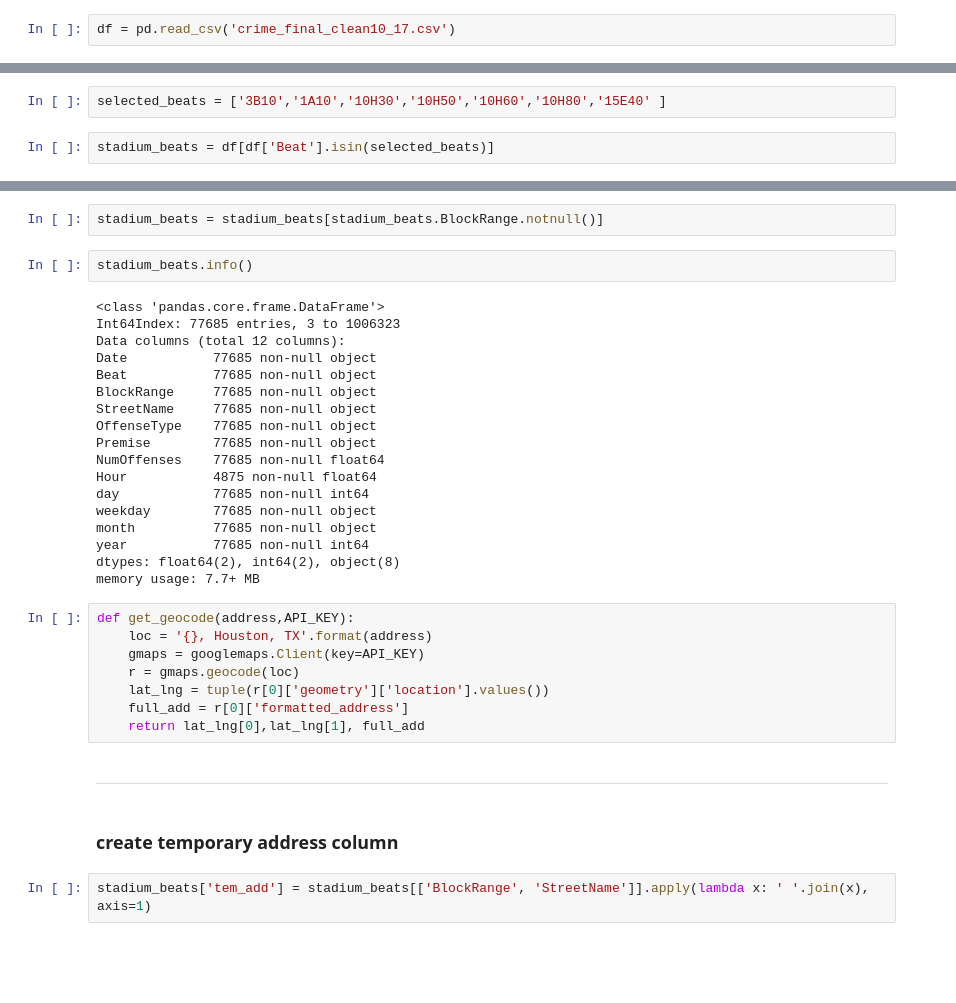
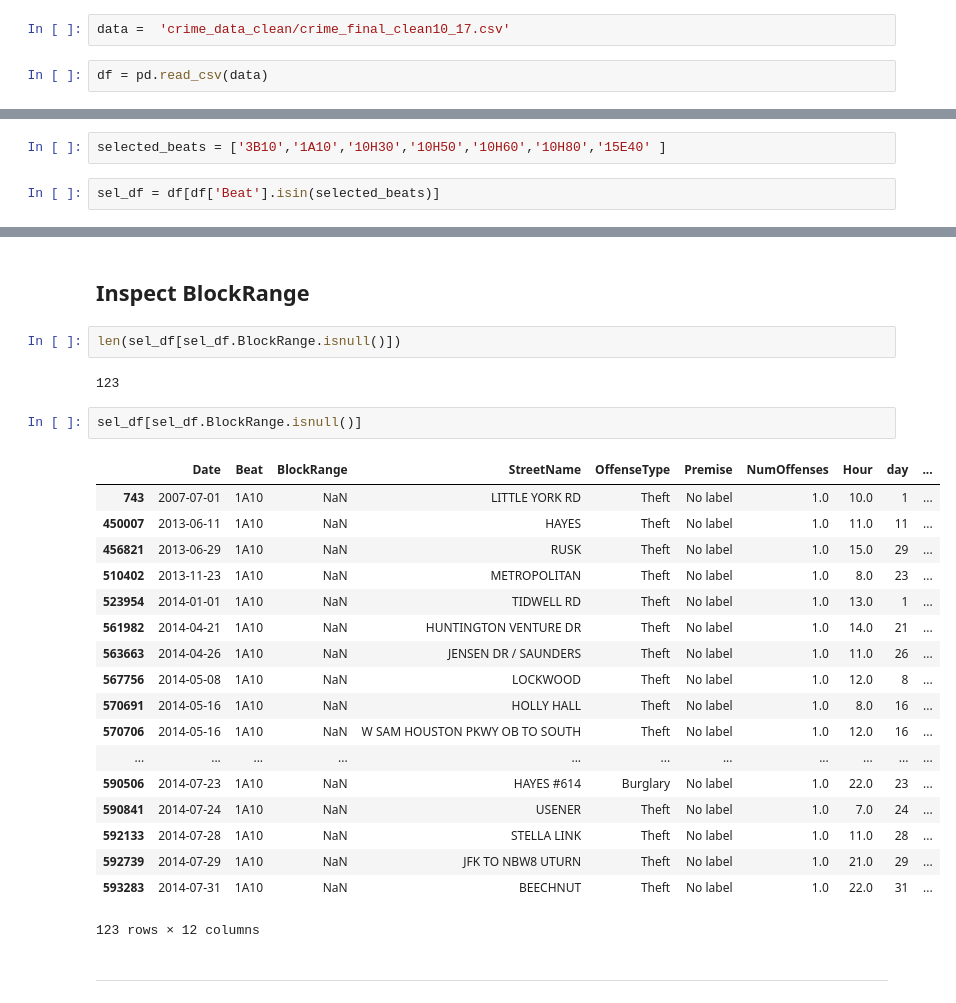
Before and after one commit to franksalas/Crime-Analysis, a Jupyter notebook: data_wrangling/Houston_Crime_Data/selected Beats.ipynb, the cells around one changed output, grey strips where cells are left out. Saved outputs shown, nothing was run; the diff lists cells and outputs as text; blank space fills up the shorter version.

Commit message:
clean up some data files, hour col is fix on jun14

```diff
--- a/data_wrangling/Houston_Crime_Data/selected Beats.ipynb
+++ b/data_wrangling/Houston_Crime_Data/selected Beats.ipynb
@@ -8,3 +4,5 @@ gmaps_dev = googlemaps.Client(key=API_KEY)
+# %%
+data =  'crime_data_clean/crime_final_clean10_17.csv'
 # %%
-df = pd.read_csv('crime_final_clean10_17.csv')
+df = pd.read_csv(data)
 # %%
@@ -19,5 +32,5 @@ df.head()
 # %%
 selected_beats = ['3B10','1A10','10H30','10H50','10H60','10H80','15E40' ]
 # %%
-stadium_beats = df[df['Beat'].isin(selected_beats)]
+sel_df = df[df['Beat'].isin(selected_beats)]
 # %%
@@ -40,39 +53,32 @@ month          77808 non-null object
 year           77808 non-null int64
 dtypes: float64(2), int64(2), object(8)
 memory usage: 7.7+ MB
-# %%
-stadium_beats = stadium_beats[stadium_beats.BlockRange.notnull()]
-# %%
-stadium_beats.info()
-# %% [output]
-<class 'pandas.core.frame.DataFrame'>
-Int64Index: 77685 entries, 3 to 1006323
-Data columns (total 12 columns):
-Date           77685 non-null object
-Beat           77685 non-null object
-BlockRange     77685 non-null object
-StreetName     77685 non-null object
-OffenseType    77685 non-null object
-Premise        77685 non-null object
-NumOffenses    77685 non-null float64
-Hour           4875 non-null float64
-day            77685 non-null int64
-weekday        77685 non-null object
-month          77685 non-null object
-year           77685 non-null int64
-dtypes: float64(2), int64(2), object(8)
-memory usage: 7.7+ MB
-# %%
-def get_geocode(address,API_KEY):
-    loc = '{}, Houston, TX'.format(address)
-    gmaps = googlemaps.Client(key=API_KEY)
-    r = gmaps.geocode(loc)
-    lat_lng = tuple(r[0]['geometry']['location'].values())
-    full_add = r[0]['formatted_address']
-    return lat_lng[0],lat_lng[1], full_add
+# %% [markdown]
+## Inspect BlockRange
+# %%
+len(sel_df[sel_df.BlockRange.isnull()])
+# %% [output]
+123
+# %%
+sel_df[sel_df.BlockRange.isnull()]
+# %% [output]
+|  | Date | Beat | BlockRange | StreetName | OffenseType | Premise | NumOffenses | Hour | day | ... |
+| 743 | 2007-07-01 | 1A10 | NaN | LITTLE YORK RD | Theft | No label | 1.0 | 10.0 | 1 | ... |
+| 450007 | 2013-06-11 | 1A10 | NaN | HAYES | Theft | No label | 1.0 | 11.0 | 11 | ... |
+| 456821 | 2013-06-29 | 1A10 | NaN | RUSK | Theft | No label | 1.0 | 15.0 | 29 | ... |
+| 510402 | 2013-11-23 | 1A10 | NaN | METROPOLITAN | Theft | No label | 1.0 | 8.0 | 23 | ... |
+| 523954 | 2014-01-01 | 1A10 | NaN | TIDWELL RD | Theft | No label | 1.0 | 13.0 | 1 | ... |
+| 561982 | 2014-04-21 | 1A10 | NaN | HUNTINGTON VENTURE DR | Theft | No label | 1.0 | 14.0 | 21 | ... |
+| 563663 | 2014-04-26 | 1A10 | NaN | JENSEN DR / SAUNDERS | Theft | No label | 1.0 | 11.0 | 26 | ... |
+| 567756 | 2014-05-08 | 1A10 | NaN | LOCKWOOD | Theft | No label | 1.0 | 12.0 | 8 | ... |
+| 570691 | 2014-05-16 | 1A10 | NaN | HOLLY HALL | Theft | No label | 1.0 | 8.0 | 16 | ... |
+| 570706 | 2014-05-16 | 1A10 | NaN | W SAM HOUSTON PKWY OB TO SOUTH | Theft | No label | 1.0 | 12.0 | 16 | ... |
+| ... | ... | ... | ... | ... | ... | ... | ... | ... | ... | ... |
+| 590506 | 2014-07-23 | 1A10 | NaN | HAYES #614 | Burglary | No label | 1.0 | 22.0 | 23 | ... |
+| 590841 | 2014-07-24 | 1A10 | NaN | USENER | Theft | No label | 1.0 | 7.0 | 24 | ... |
+| 592133 | 2014-07-28 | 1A10 | NaN | STELLA LINK | Theft | No label | 1.0 | 11.0 | 28 | ... |
+| 592739 | 2014-07-29 | 1A10 | NaN | JFK TO NBW8 UTURN | Theft | No label | 1.0 | 21.0 | 29 | ... |
+| 593283 | 2014-07-31 | 1A10 | NaN | BEECHNUT | Theft | No label | 1.0 | 22.0 | 31 | ... |
+123 rows × 12 columns
 # %% [markdown]
 ----
-# %% [markdown]
-### create temporary address column
-# %%
-stadium_beats['tem_add'] = stadium_beats[['BlockRange', 'StreetName']].apply(lambda x: ' '.join(x), axis=1)
```
Also changed, not shown: parts of 20 cells of this notebook, 33 other files.
